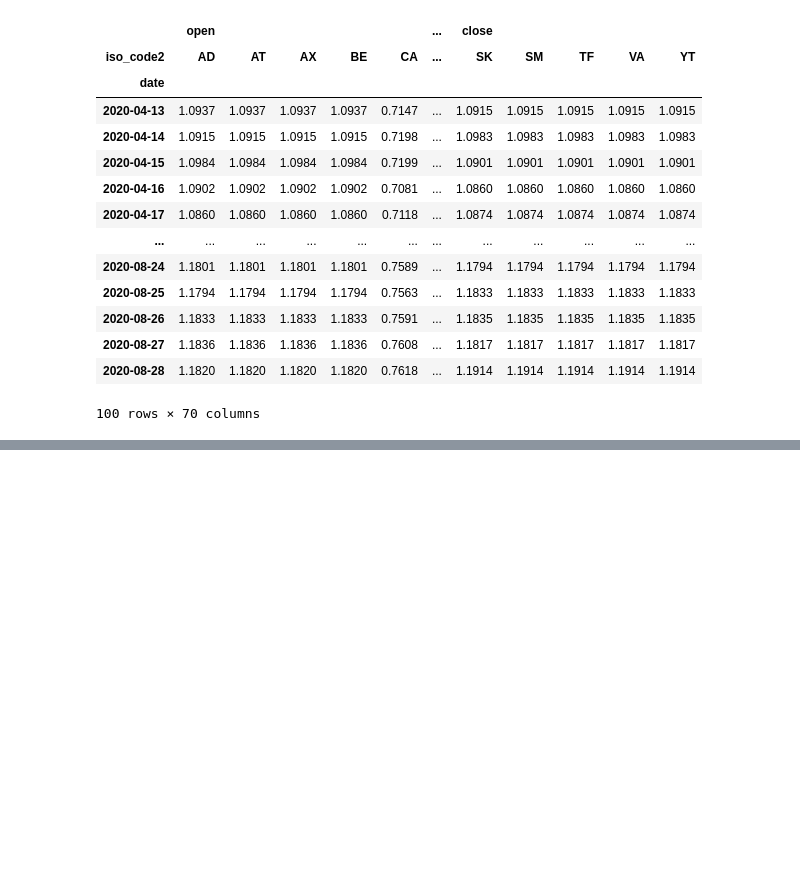
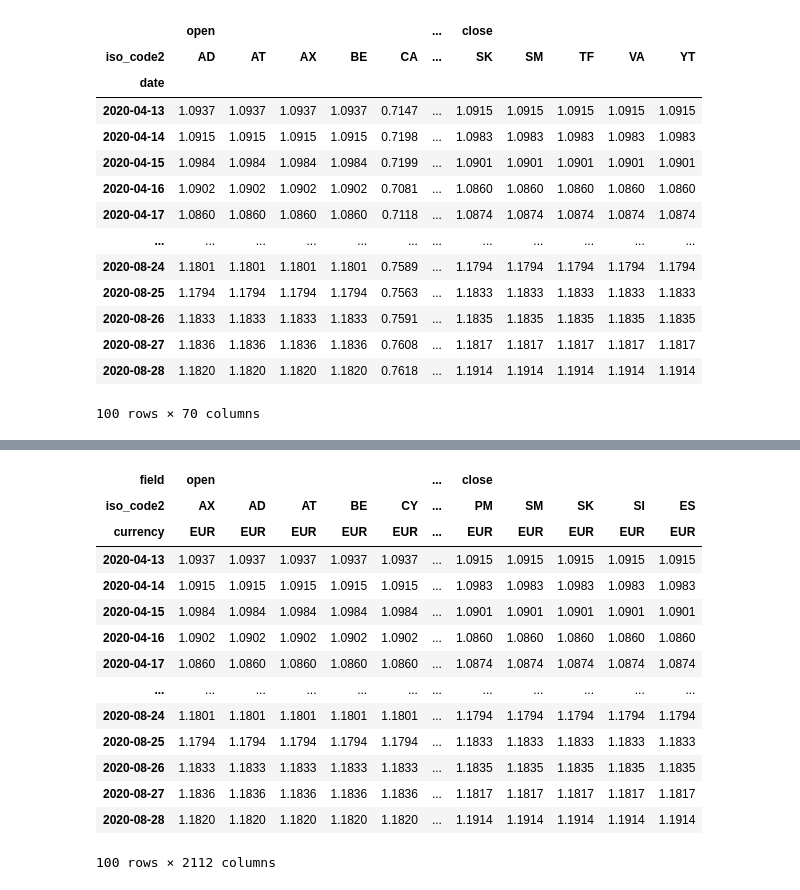
Before and after one commit to ghost368/notebooks, a Jupyter notebook: notebooks/pandas_xarray_guide.ipynb, the cells around one changed output, grey strips where cells are left out. Drawn from its saved outputs; the diff is of its cells as text; code cells hidden in the pictures; blank space fills up the shorter version.

```diff
--- a/notebooks/pandas_xarray_guide.ipynb
+++ b/notebooks/pandas_xarray_guide.ipynb
@@ -1416,4 +1416,4 @@ dst[['open', 'close']].to_dataframe().unstack('iso_code2')  # MI dataframe from
 # selecting column level second field - want to create column multiindex
 df_tmp = dst[['open', 'close', 'currency']].to_dataframe()
 df_tmp.columns.name = 'field'  # add name to the unique column level formed from dataset variables
-df_tmp.reset_index().set_index(df_tmp.index.names + ['currency']).unstack(['iso_code2', 'currency'])
+df2 = df_tmp.reset_index().set_index(df_tmp.index.names + ['currency']).unstack(['iso_code2', 'currency'])
@@ -1436,0 +1439,5 @@ df_tmp.reset_index().set_index(df_tmp.index.names + ['currency']).unstack(['iso_
+# %%
+df_tmp = pd.merge(currency_statics['name'], df2.T, left_index=True, right_on=df2.T.reset_index()['currency']).drop('key_0', axis=1)
+# %%
+df_tmp = df_tmp.reset_index().set_index(df_tmp.index.names + ['name']).T
+df_tmp
@@ -1436,0 +1461,18 @@ df_tmp.reset_index().set_index(df_tmp.index.names + ['currency']).unstack(['iso_
+# %%
+df_tmp.xs('Euro', level='name', axis=1)
+# %% [output]
+| field | open |  |  |  |  | ... | close |  |  |  |  |
+| iso_code2 | AX | AD | AT | BE | CY | ... | PM | SM | SK | SI | ES |
+| currency | EUR | EUR | EUR | EUR | EUR | ... | EUR | EUR | EUR | EUR | EUR |
+| 2020-04-13 | 1.0937 | 1.0937 | 1.0937 | 1.0937 | 1.0937 | ... | 1.0915 | 1.0915 | 1.0915 | 1.0915 | 1.0915 |
+| 2020-04-14 | 1.0915 | 1.0915 | 1.0915 | 1.0915 | 1.0915 | ... | 1.0983 | 1.0983 | 1.0983 | 1.0983 | 1.0983 |
+| 2020-04-15 | 1.0984 | 1.0984 | 1.0984 | 1.0984 | 1.0984 | ... | 1.0901 | 1.0901 | 1.0901 | 1.0901 | 1.0901 |
+| 2020-04-16 | 1.0902 | 1.0902 | 1.0902 | 1.0902 | 1.0902 | ... | 1.0860 | 1.0860 | 1.0860 | 1.0860 | 1.0860 |
+| 2020-04-17 | 1.0860 | 1.0860 | 1.0860 | 1.0860 | 1.0860 | ... | 1.0874 | 1.0874 | 1.0874 | 1.0874 | 1.0874 |
+| ... | ... | ... | ... | ... | ... | ... | ... | ... | ... | ... | ... |
+| 2020-08-24 | 1.1801 | 1.1801 | 1.1801 | 1.1801 | 1.1801 | ... | 1.1794 | 1.1794 | 1.1794 | 1.1794 | 1.1794 |
+| 2020-08-25 | 1.1794 | 1.1794 | 1.1794 | 1.1794 | 1.1794 | ... | 1.1833 | 1.1833 | 1.1833 | 1.1833 | 1.1833 |
+| 2020-08-26 | 1.1833 | 1.1833 | 1.1833 | 1.1833 | 1.1833 | ... | 1.1835 | 1.1835 | 1.1835 | 1.1835 | 1.1835 |
+| 2020-08-27 | 1.1836 | 1.1836 | 1.1836 | 1.1836 | 1.1836 | ... | 1.1817 | 1.1817 | 1.1817 | 1.1817 | 1.1817 |
+| 2020-08-28 | 1.1820 | 1.1820 | 1.1820 | 1.1820 | 1.1820 | ... | 1.1914 | 1.1914 | 1.1914 | 1.1914 | 1.1914 |
+100 rows × 2112 columns
```
Also changed, not shown: parts of 5 cells of this notebook.
